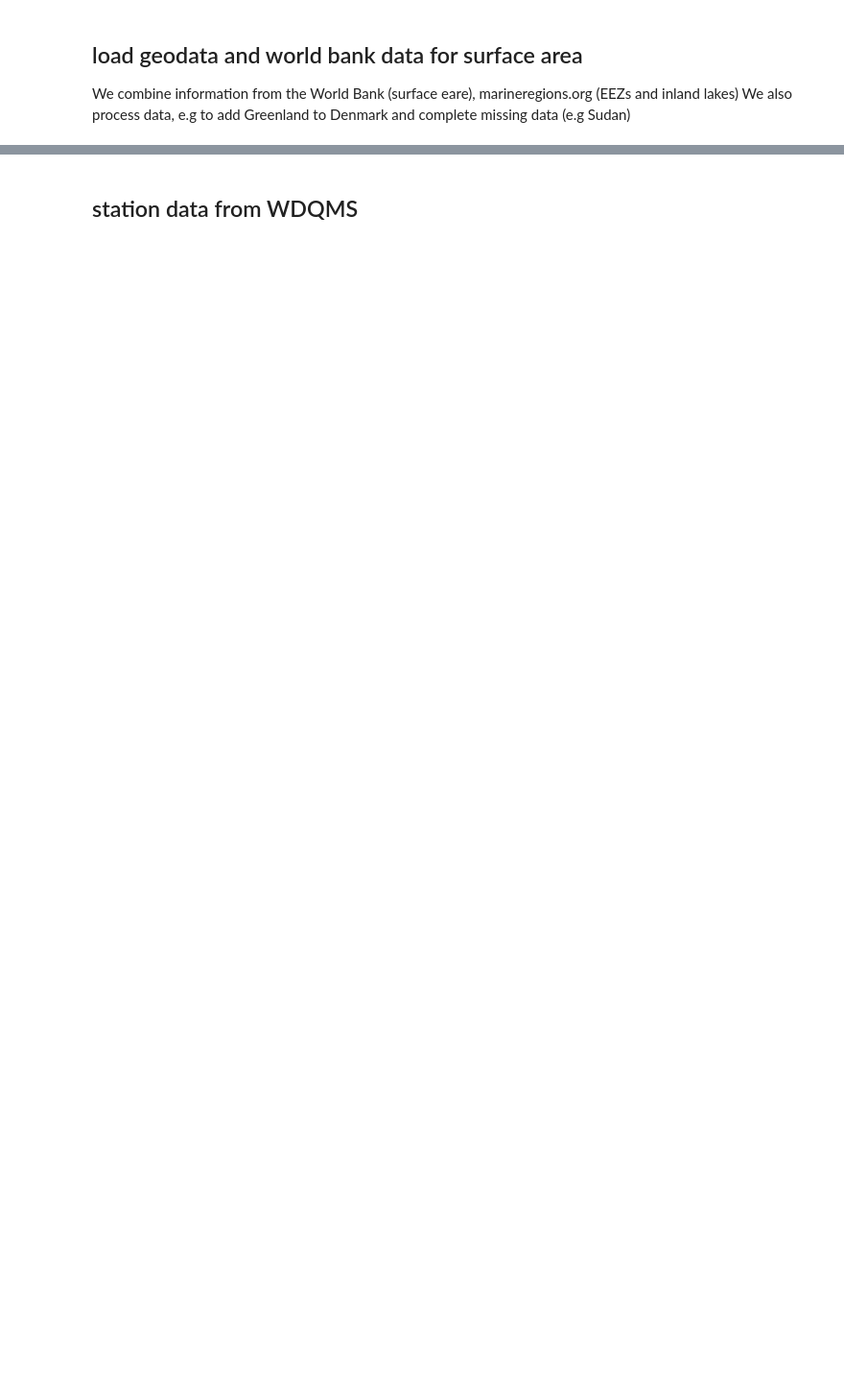
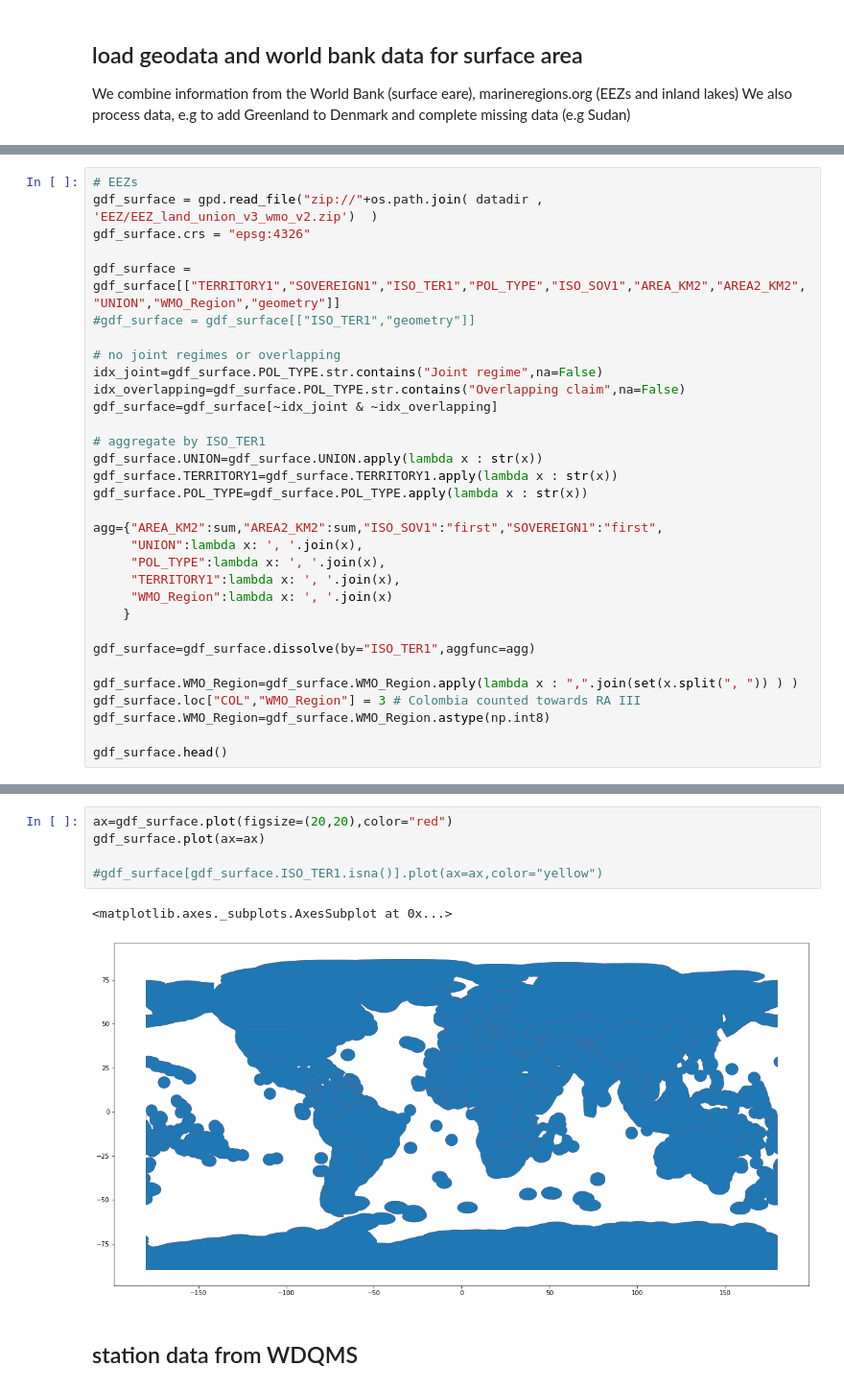
Before and after one commit to kurt-hectic/wmo-notebooks, a Jupyter notebook: GBON HR definitions.ipynb, the cells around one changed output, grey strips where cells are left out. Shown at 96% size. Drawn from its saved outputs; the diff is of its cells as text; blank space fills up the shorter version.

```diff
--- a/GBON HR definitions.ipynb
+++ b/GBON HR definitions.ipynb
@@ -107,0 +83,32 @@ gdf_world_area.head(2)
+# %%
+# EEZs
+gdf_surface = gpd.read_file("zip://"+os.path.join( datadir , 'EEZ/EEZ_land_union_v3_wmo_v2.zip')  )
+gdf_surface.crs = "epsg:4326"
+
+gdf_surface = gdf_surface[["TERRITORY1","SOVEREIGN1","ISO_TER1","POL_TYPE","ISO_SOV1","AREA_KM2","AREA2_KM2","UNION","WMO_Region","geometry"]]
+#gdf_surface = gdf_surface[["ISO_TER1","geometry"]]
+
+# no joint regimes or overlapping
+idx_joint=gdf_surface.POL_TYPE.str.contains("Joint regime",na=False)
+idx_overlapping=gdf_surface.POL_TYPE.str.contains("Overlapping claim",na=False)
+gdf_surface=gdf_surface[~idx_joint & ~idx_overlapping]
+
+# aggregate by ISO_TER1
+gdf_surface.UNION=gdf_surface.UNION.apply(lambda x : str(x))
+gdf_surface.TERRITORY1=gdf_surface.TERRITORY1.apply(lambda x : str(x))
+gdf_surface.POL_TYPE=gdf_surface.POL_TYPE.apply(lambda x : str(x))
+
+agg={"AREA_KM2":sum,"AREA2_KM2":sum,"ISO_SOV1":"first","SOVEREIGN1":"first",
+     "UNION":lambda x: ', '.join(x),
+     "POL_TYPE":lambda x: ', '.join(x),
+     "TERRITORY1":lambda x: ', '.join(x),
+     "WMO_Region":lambda x: ', '.join(x)
+    }
+
+gdf_surface=gdf_surface.dissolve(by="ISO_TER1",aggfunc=agg)
+
+gdf_surface.WMO_Region=gdf_surface.WMO_Region.apply(lambda x : ",".join(set(x.split(", ")) ) )
+gdf_surface.loc["COL","WMO_Region"] = 3 # Colombia counted towards RA III
+gdf_surface.WMO_Region=gdf_surface.WMO_Region.astype(np.int8)
+
+gdf_surface.head()
@@ -108,3 +123,11 @@ gdf_world_area.head(2)
+# %%
+ax=gdf_surface.plot(figsize=(20,20),color="red")
+gdf_surface.plot(ax=ax)
+
+#gdf_surface[gdf_surface.ISO_TER1.isna()].plot(ax=ax,color="yellow")
+# %% [output]
+<matplotlib.axes._subplots.AxesSubplot at 0x...>
+[figure, added]
 # %% [markdown]
 ## station data from WDQMS
 # %%
```
Also changed, not shown: parts of 40 cells of this notebook, 11 other files.
